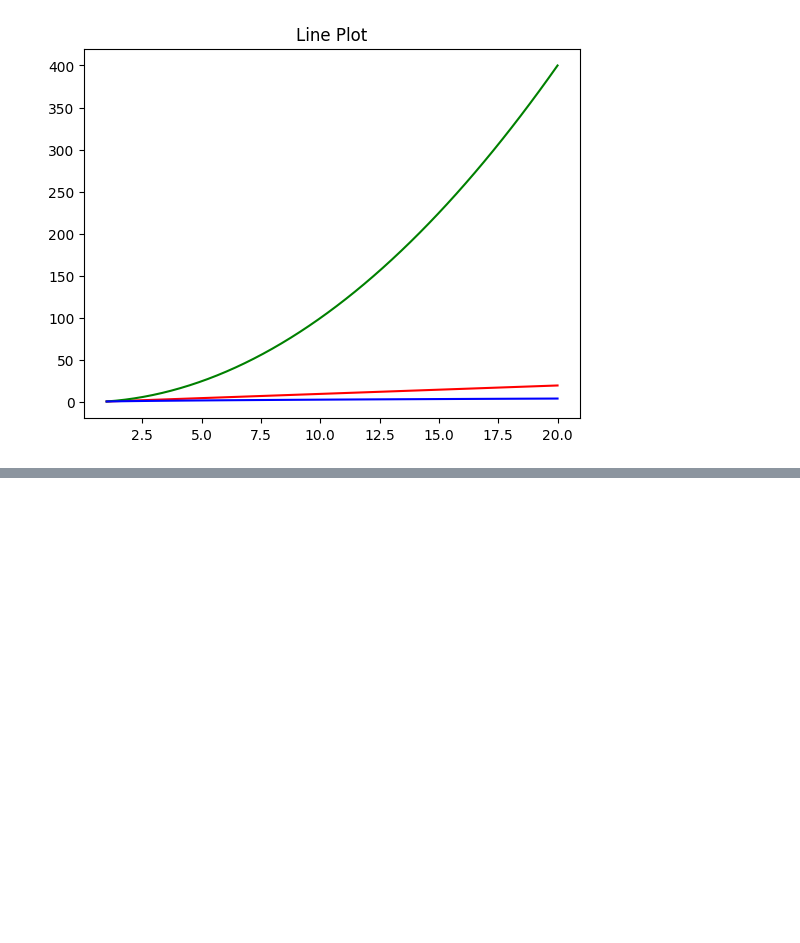
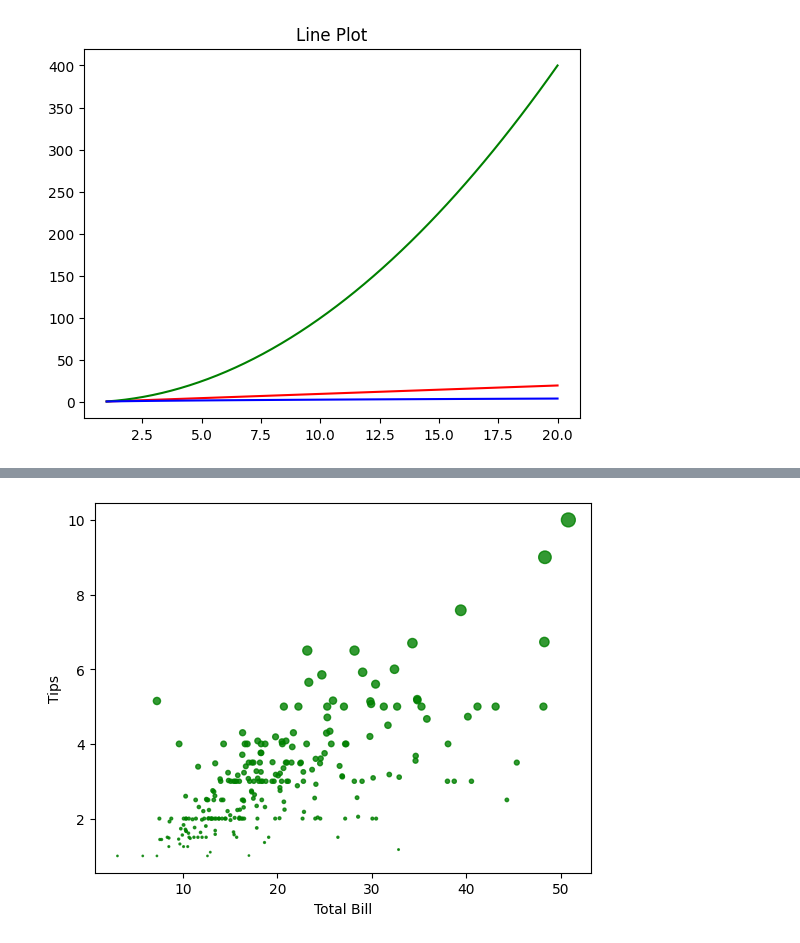
Before and after one commit to rupeshbashyal/Data-analysis, a Jupyter notebook: Matplot/matplot_seaborn.ipynb, the cells around one changed output, grey strips where cells are left out. Drawn from its saved outputs; the diff is of its cells as text; code cells hidden in the pictures; blank space fills up the shorter version.

```diff
--- a/Matplot/matplot_seaborn.ipynb
+++ b/Matplot/matplot_seaborn.ipynb
@@ -60,0 +78,11 @@ ptl.show()
+# %%
+# adding different colour, opacity and shape to the data points
+x=Example_dataset["total_bill"]
+y=Example_dataset["tip"]
+
+ptl.scatter(x,y, s=np.array(y)**2,c="green",alpha=0.8)
+ptl.xlabel("Total Bill")
+ptl.ylabel("Tips")
+ptl.show()
+# %% [output]
+[figure, added]
```
Also changed, not shown: parts of 3 cells of this notebook, 2 other files.
